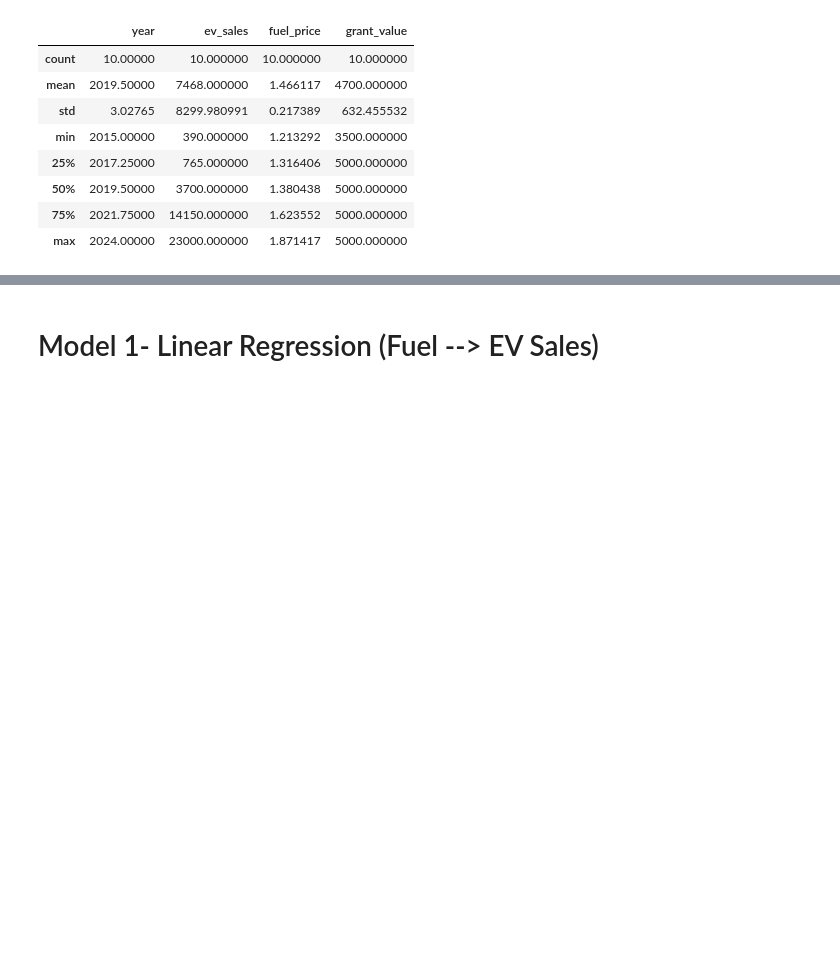
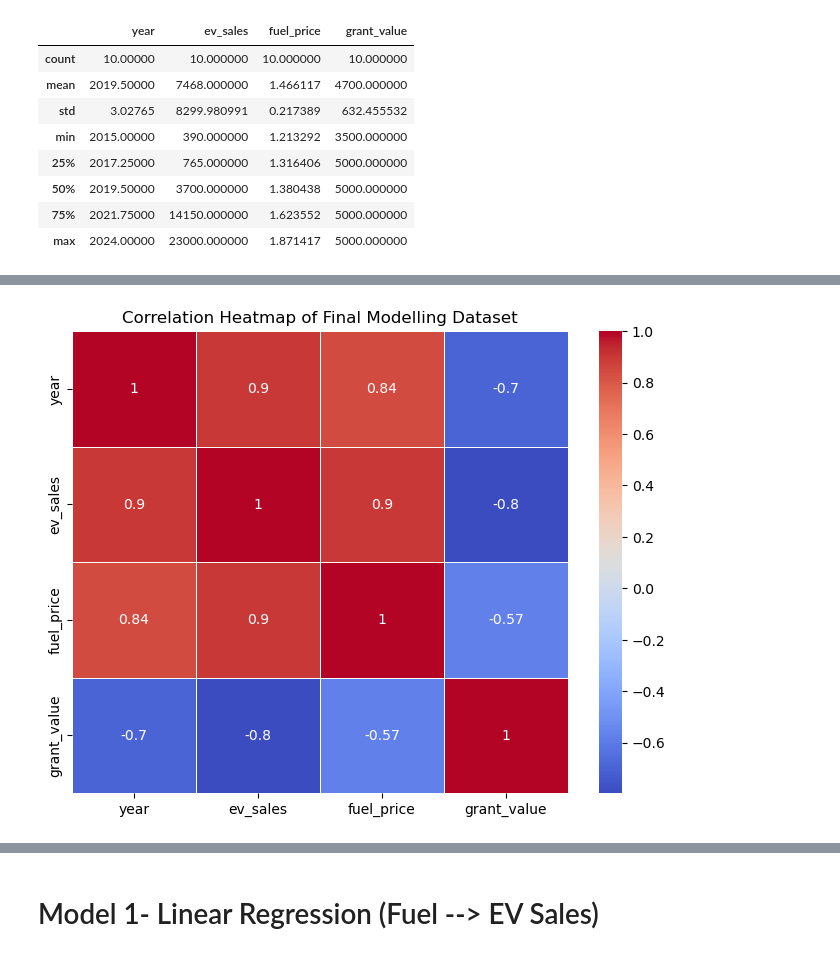
Before and after one commit to Guilherme2022448/Final-Project, a Jupyter notebook: ev_adoption_analysis.ipynb, the cells around one changed output, grey strips where cells are left out. Saved outputs shown, nothing was run; the diff lists cells and outputs as text; code cells hidden in the pictures; blank space fills up the shorter version.

```diff
--- a/ev_adoption_analysis.ipynb
+++ b/ev_adoption_analysis.ipynb
@@ -788,0 +841,7 @@ final_model_df.describe()
+# %%
+# Correlation Matrix
+# Calculate correlation between numerical variables
+correlation_matrix = final_model_df.corr(numeric_only=True)
+
+# Display correlation matrix
+correlation_matrix
@@ -788,0 +861,16 @@ final_model_df.describe()
+# %%
+# Correlation Heatmap
+plt.figure(figsize=(8, 6))
+
+sns.heatmap(
+    correlation_matrix,
+    annot=True,
+    cmap='coolwarm',
+    linewidths=0.5
+)
+
+plt.title('Correlation Heatmap of Final Modelling Dataset')
+
+plt.show()
+# %% [output]
+[figure, added]
```
Also changed, not shown: parts of 12 cells of this notebook.
